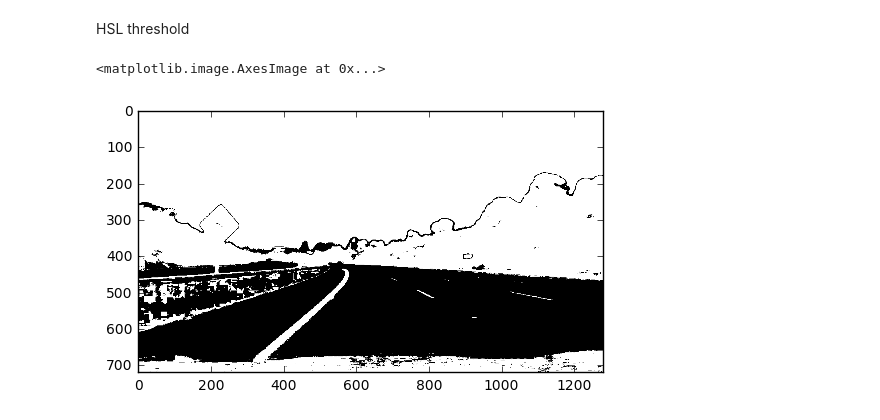
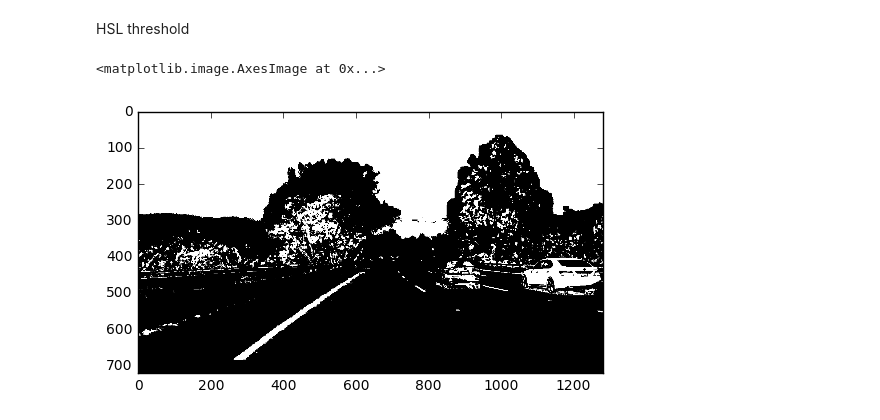
Before and after one commit to yifenghuang/Advanced-Lane-Lines, a Jupyter notebook: examples/example.ipynb, the cells around one changed output. Saved outputs shown, nothing was run; the diff lists cells and outputs as text; code cells hidden in the pictures.

```diff
--- a/examples/example.ipynb
+++ b/examples/example.ipynb
@@ -16,9 +16,11 @@ The goals / steps of this project are the following:
 ## 1:compute the camera calibration using chessboard images and undistorted the image.
 ---
 # %%
+#cell No.1
 import numpy as np
 import cv2
 import glob
+import os
 import matplotlib.pyplot as plt
 #%matplotlib qt
 %matplotlib inline
@@ -32,11 +34,19 @@ objpoints = [] # 3d points in real world space
 imgpoints = [] # 2d points in image plane.
 
 # Make a list of calibration images
-images = glob.glob('../camera_cal/calibration*.jpg')
+#images = glob.glob('../camera_cal/calibration*.jpg')
 
 # Step through the list and search for chessboard corners
-for fname in images:
-    img = cv2.imread(fname)
+#for fname in images:
+
+image_files = os.listdir("../camera_cal/")
+
+for file in image_files:
+    set_filename = "../output_images/"+'done'+file
+
+    image_file = os.path.join("../camera_cal/", file)
+
+    img = cv2.imread(image_file)
     gray = cv2.cvtColor(img,cv2.COLOR_BGR2GRAY)
 
     # Find the chessboard corners
@@ -55,6 +65,7 @@ for fname in images:
         #cv2.imshow('img',img)
 
         #cv2.imshow('dst',dst)
+        #cv2.imwrite(set_filename,dst)
         #cv2.waitKey(200)
 
 #cv2.destroyAllWindows()
@@ -91,0 +76,10 @@ plt.imshow(binary,'gray')
+# %%
+#cell no.2
+img = cv2.imread("../test_images/t.png")
+img = cv2.cvtColor(img, cv2.COLOR_BGR2RGB)
+
+img = cv2.undistort(img, mtx, dist, None, mtx)#undistort the image
+cv2.imwrite("../output_images/test1_undistorted.jpg",cv2.cvtColor(img, cv2.COLOR_RGB2BGR))
+
+
+plt.imshow(img);
@@ -92,16 +88,23 @@ plt.imshow(binary,'gray')
 # %% [markdown]
 HSL threshold
 # %%
+#cell no.3
 hls = cv2.cvtColor(img, cv2.COLOR_RGB2HLS)
 H = hls[:,:,0]
 L = hls[:,:,1]
 S = hls[:,:,2]
 
-thresh = (30, 255)
-binary = np.zeros_like(S)
-binary[(S > thresh[0]) & (S <= thresh[1])] = 1
+thresh = (200, 255)
+HSLt = np.zeros_like(S)
+HSLt[(L > thresh[0]) & (L <= thresh[1])] = 1
 
-plt.imshow(binary,'gray')
+thresh = (100, 255)
+HSLt2 = np.zeros_like(S)
+HSLt2[(S > thresh[0]) & (S <= thresh[1])] = 1
+
+HSLA = np.zeros_like(S)
+HSLA[(HSLt == 1) | (HSLt2 == 1)]=1
+plt.imshow(HSLA,'gray')
 # %% [output]
 <matplotlib.image.AxesImage at 0x...>
-[figure, old version]
+[figure, new version]
```
Also changed, not shown: parts of 14 cells of this notebook, 30 other files.
